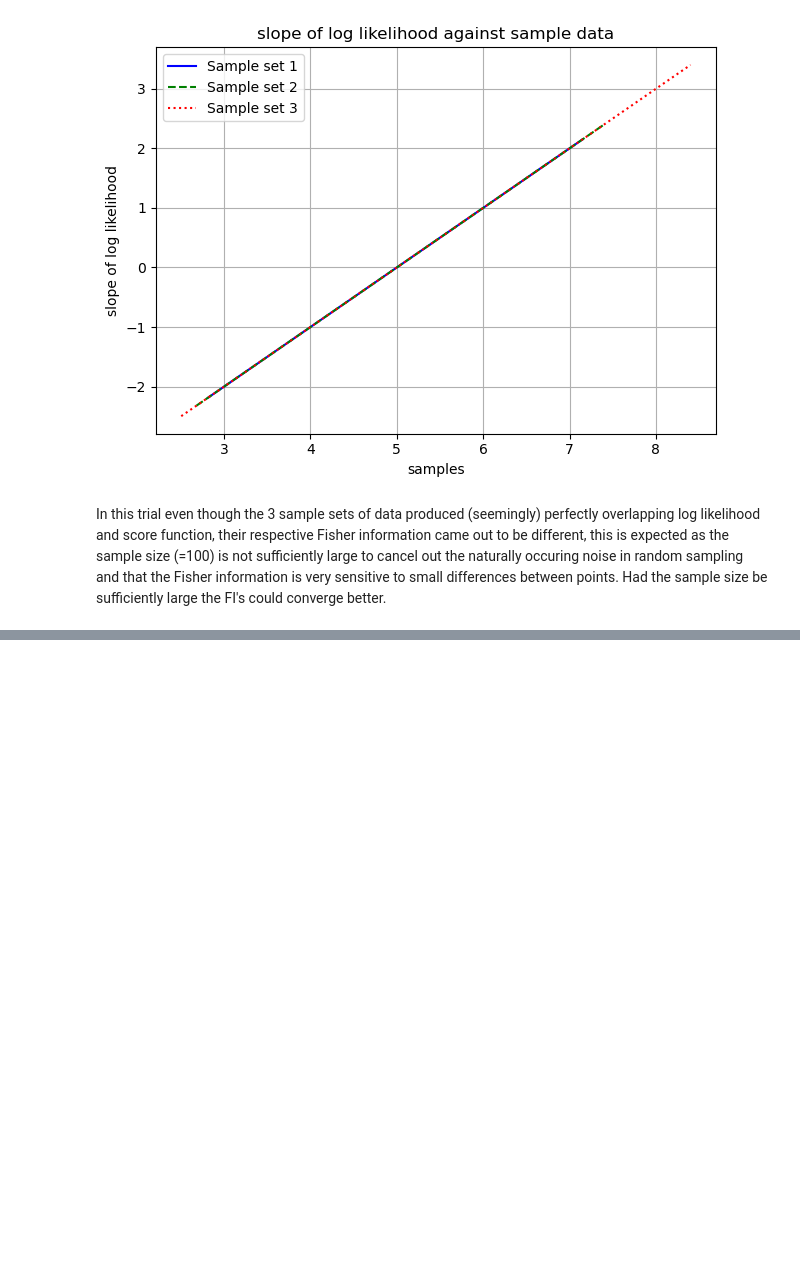
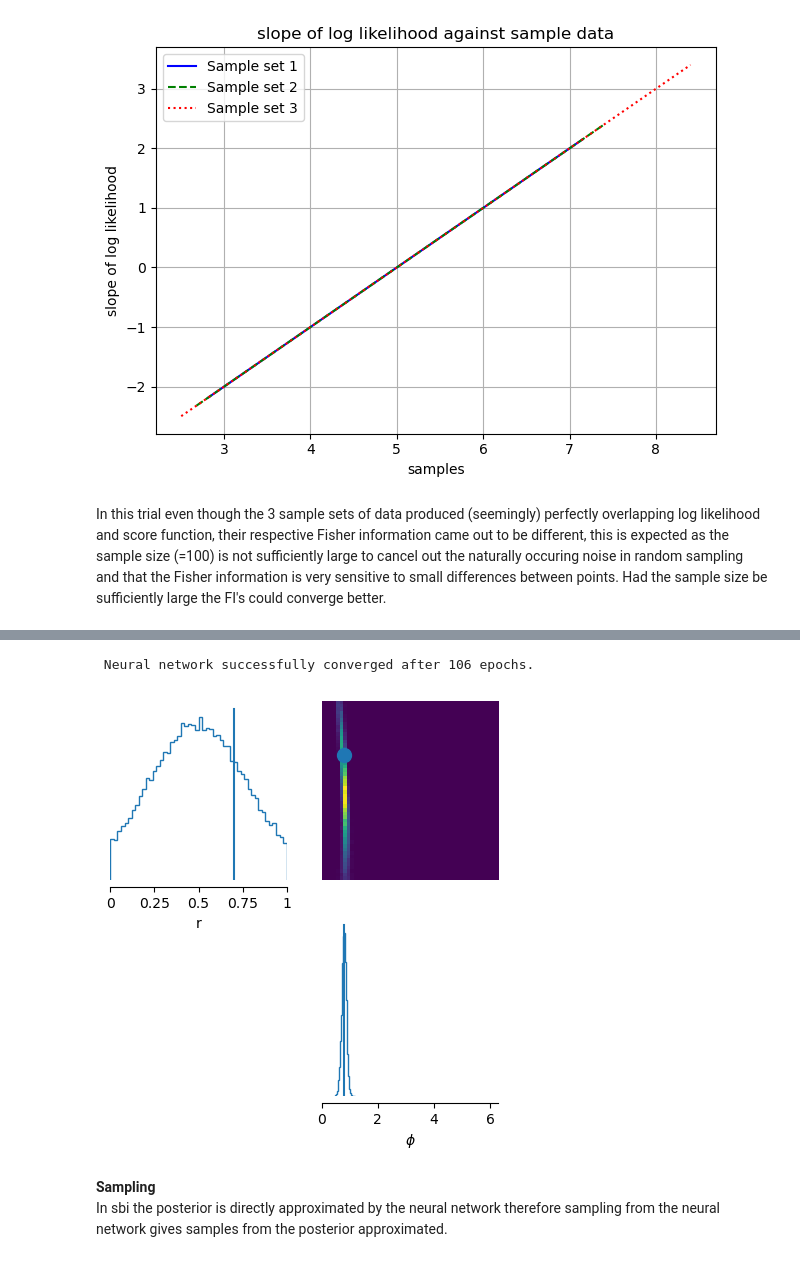
Before and after one commit to james-alvey-42/sbi-features, a Jupyter notebook: notebooks/2025-07-09-wk2-SBI-lib.ipynb, the cells around one changed output, grey strips where cells are left out. Cells and saved outputs as stored; diff of their text form; code cells hidden in the pictures; blank space fills up the shorter version.

```diff
--- a/notebooks/2025-07-09-wk2-SBI-lib.ipynb
+++ b/notebooks/2025-07-09-wk2-SBI-lib.ipynb
@@ -235,0 +319,54 @@ better convergence seen with large sample sizes!
+# %%
+#use CNN to learn summary stats from the simulated data, reduce the high dimensionality of original data (=1024)
+
+from sbi.neural_nets.embedding_nets import CNNEmbedding
+from sbi.inference import simulate_for_sbi, prepare_for_sbi
+from sbi.utils import posterior_nn
+
+embedding_net = CNNEmbedding(
+    input_shape=(32, 32),
+    in_channels=1,
+    out_channels_per_layer=[6],
+    num_conv_layers=1,
+    num_linear_layers=1,
+    output_dim=8,
+    kernel_size=5,
+    pool_kernel_size=8
+)
+
+#construct the neural network training
+prior = utils.BoxUniform(low=torch.tensor([0,0]), high=torch.tensor([1, 2*torch.pi]))
+simulator, prior = prepare_for_sbi(simulator, prior)
+
+neural_posterior = posterior_nn(model='maf', embedding_net=embedding_net)
+
+inference = SNPE(prior=prior, density_estimator=neural_posterior)
+theta, x = simulate_for_sbi(simulator, prior, num_simulations=10000)  #same as calling theta=prior.sample() and x=simulator()
+
+density_estimator = inference.append_simulations(theta, x).train(training_batch_size=256)
+posterior = inference.build_posterior(density_estimator)
+# %% [output]
+ Neural network successfully converged after 106 epochs.
+# %%
+#generate posterior samples
+true_parameter = torch.tensor([[r, phi]])
+x_observed = simulator(true_parameter)
+samples = posterior.set_default_x(x_observed).sample((50000,))
+
+#create the figure
+fig, ax = analysis.pairplot(
+    samples,
+    points=true_parameter,
+    labels=["r", r"$\phi$"],
+    limits=[[0, 1], [0, 2 * torch.pi]],
+    fig_kwargs=dict(
+        points_colors="r",
+        points_offdiag={"markersize": 6},
+    ),
+    figsize=(5, 5),
+)
+# %% [output]
+[figure, added]
+# %% [markdown]
+**Sampling** \
+In sbi the posterior is directly approximated by the neural network therefore sampling from the neural network gives samples from the posterior approximated.
```
Also changed, not shown: parts of 8 cells of this notebook.
